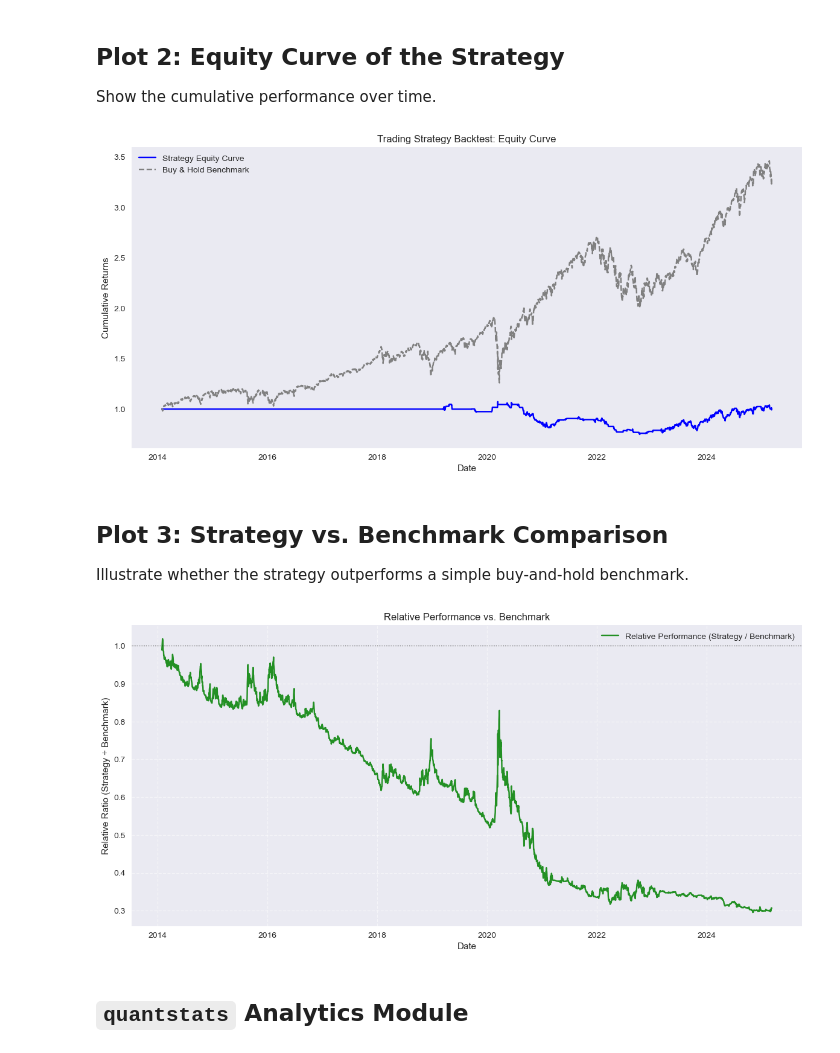
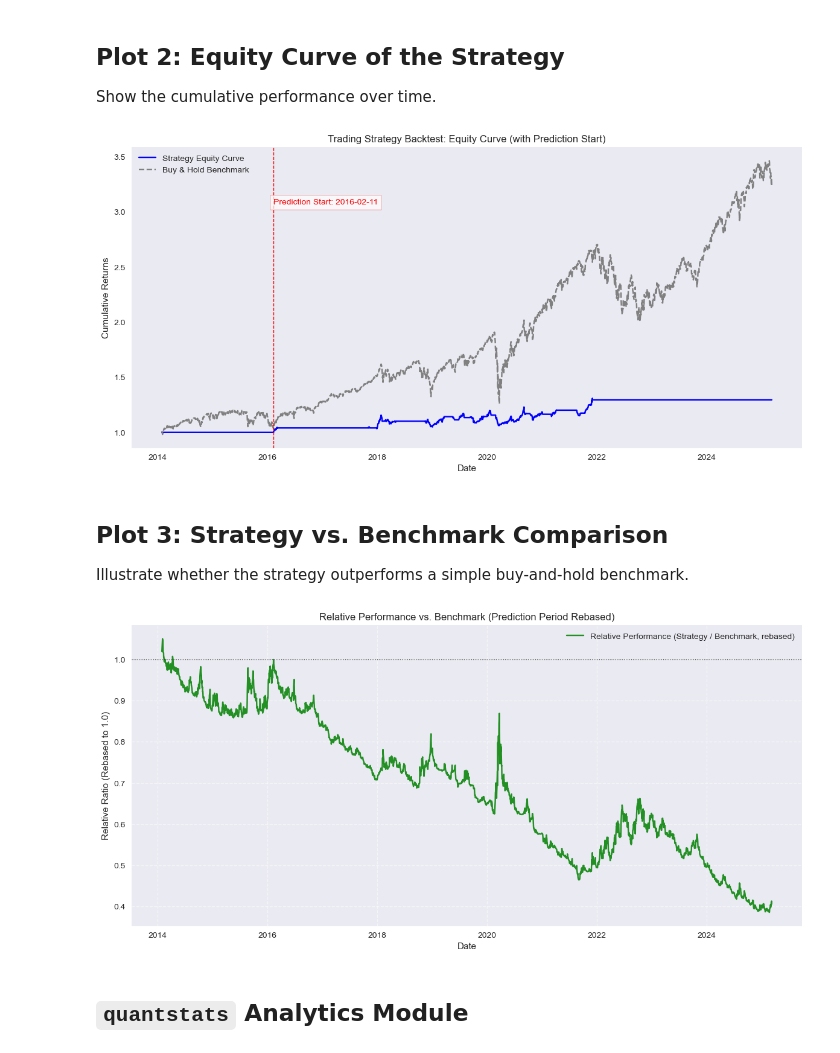
Before and after one commit to FranQuant/AI-based-Trading-Strategies, a Jupyter notebook: notebooks/04_ATT_LSTM_model.ipynb, the cells around one changed output. Drawn from its saved outputs; the diff is of its cells as text; code cells hidden in the pictures.

Commit message:
Baseline ATT-LSTM pipeline stable (CV + backtest + diagnostics + reporting)

```diff
--- a/notebooks/04_ATT_LSTM_model.ipynb
+++ b/notebooks/04_ATT_LSTM_model.ipynb
@@ -885,29 +943,32 @@ shutil.copy("best_att_lstm_model.keras", "best_att_lstm_model_backup.keras")
 # %% [markdown]
 # Trading Signal Generation and Backtesting Module
 # %%
+# ====================================================
+# Backtesting Module (Config + Alignment + Engine)
+# ====================================================
 @dataclass
 class BTConfig:
     # Signal thresholds (probabilities)
-    long_threshold: float = 0.55
-    short_threshold: float = 0.45
+    long_threshold: float = LONG_THRESHOLD
+    short_threshold: float = SHORT_THRESHOLD
     neutral_band: bool = True  # if True, do nothing in (short_th, long_th)
 
     # Position management
     min_hold_days: int = 3              # minimum holding period (bars)
-    stop_daily: float = -0.025          # daily stop: exit if pos*ret <= this (log-return)
+    stop_daily: float = -0.015          # daily stop: exit if pos*ret <= this (log-return)
     stop_trailing: float = -0.06        # trailing stop since entry (log-return)
-    roll_loss_window: int = 10          # rolling window for loss exit
-    roll_loss_thresh: float = -0.05     # exit if rolling pos*ret sum < this
+    roll_loss_window: int = 12          # rolling window for loss exit
+    roll_loss_thresh: float = -0.035     # exit if rolling pos*ret sum < this
 
     # Vol targeting
     use_vol_targeting: bool = True
-    vol_window: int = 30                # rolling window for realized vol (daily)
-    target_annual_vol: float = 0.15     # e.g., 15% annual vol target
-    max_leverage: float = 2.0           # cap on |position_size|
+    vol_window: int = 20                # rolling window for realized vol (daily)
+    target_annual_vol: float = 0.10     # e.g., 15% annual vol target
+    max_leverage: float = 1.8           # cap on |position_size|
     vol_floor: float = 1e-6             # avoid div by zero
 
     # Transaction costs
-    cost_bps_per_turnover: float = 10   # 10 bps per unit turnover (0.001 = 10 bps)
+    cost_bps_per_turnover: float = 5   # 10 bps per unit turnover (0.001 = 10 bps)
     slippage_bps: float = 0.0           # optional extra slippage per trade leg
 
 def align_predictions_to_df(df: pd.DataFrame,
@@ -952,6 +1013,7 @@ def run_backtest_clean(
         raise KeyError(f"Expected {ret_col} in df")
     if price_col not in df.columns:
         raise KeyError(f"Expected {price_col} in df")
+    print(f'Using PRED_THRESHOLD={PRED_THRESHOLD}, LONG={LONG_THRESHOLD}, SHORT={SHORT_THRESHOLD}')
 
     out = df[[ret_col, price_col]].copy()
     out["p"] = align_predictions_to_df(df, predictions, pred_index, "p")
@@ -960,11 +1022,11 @@ def run_backtest_clean(
     if cfg.neutral_band:
         out["raw_signal"] = np.select(
             [out["p"] >= cfg.long_threshold, out["p"] <= cfg.short_threshold],
-            [1, -1], default=0
+            [1, -1],
+            default=0
         )
     else:
         out["raw_signal"] = np.where(out["p"] >= cfg.long_threshold, 1, -1)
-
     # 2) Realized volatility & position sizing scalar
     if cfg.use_vol_targeting:
         vol = out[ret_col].rolling(cfg.vol_window).std()
@@ -1187,47 +1393,75 @@ Show the cumulative performance over time.
 # %%
 plt.figure(figsize=(12, 6))
 
 # Strategy equity curve
 plt.plot(df_backtest.index, df_backtest['strategy_equity'],
          label="Strategy Equity Curve", color='blue')
 
 # Buy & Hold baseline
 plt.plot(df_backtest.index, df_backtest['bh_equity'],
          label="Buy & Hold Benchmark", color='gray', linestyle="--")
 
+# Mark prediction start
+pred_start = df_backtest['p'].first_valid_index()
+plt.axvline(pred_start, color='red', linestyle='--', linewidth=1)
+
+# Horizontal annotation instead of vertical
+plt.text(pred_start,
+         df_backtest['bh_equity'].max() * 0.9,  # place label near the top
+         f"Prediction Start: {pred_start.date()}",
+         rotation=0, color='red', ha='left', va='top', fontsize=10,
+         bbox=dict(facecolor='white', alpha=0.7, edgecolor='red'))
+
 plt.xlabel("Date")
 plt.ylabel("Cumulative Returns")
-plt.title("Trading Strategy Backtest: Equity Curve")
+plt.title("Trading Strategy Backtest: Equity Curve (with Prediction Start)")
 plt.legend()
 plt.grid()
 plt.tight_layout()
-plt.savefig(OUTPUT_DIR / "6_equity_curve_strategy.png", dpi=100)
+plt.savefig(OUTPUT_DIR / 'equity_curve_with_pred_start.png', dpi=300, bbox_inches='tight')
+
 plt.show()
+plt.close()
 # %% [output]
-[figure, old version]
+[figure, new version]
 # %% [markdown]
 ## Plot 3: Strategy vs. Benchmark Comparison
 Illustrate whether the strategy outperforms a simple buy-and-hold benchmark.
 # %%
-# Pure Relative Performance (Strategy / Benchmark)
+# ===========================================
+# Relative Performance (Rebased at Prediction Start)
+# ===========================================
 plt.figure(figsize=(12, 6))
 
+# Compute relative performance
 df_backtest['relative_perf'] = df_backtest['strategy_equity'] / df_backtest['bh_equity']
 
-plt.plot(df_backtest.index, df_backtest['relative_perf'],
-         label="Relative Performance (Strategy / Benchmark)", color="green", alpha=0.85)
+# Rebase at 1.0 on the first prediction date
+pred_start = df_backtest['p'].first_valid_index()
+if pred_start is not None:
+    base_value = df_backtest.loc[pred_start, 'relative_perf']
+    df_backtest['relative_perf_rebased'] = df_backtest['relative_perf'] / base_value
+else:
+    df_backtest['relative_perf_rebased'] = df_backtest['relative_perf']
+
+# Plot
+plt.plot(df_backtest.index, df_backtest['relative_perf_rebased'],
+         label="Relative Performance (Strategy / Benchmark, rebased)",
+         color="green", alpha=0.85)
 
 plt.axhline(y=1.0, color='black', linestyle=':', linewidth=0.8)
-plt.title("Relative Performance vs. Benchmark")
-plt.ylabel("Relative Ratio (Strategy ÷ Benchmark)")
+plt.title("Relative Performance vs. Benchmark (Prediction Period Rebased)")
+plt.ylabel("Relative Ratio (Rebased to 1.0)")
 plt.xlabel("Date")
 plt.legend()
 plt.grid(True, linestyle="--", alpha=0.5)
 plt.tight_layout()
-plt.savefig(OUTPUT_DIR / "7_relative_performance.png", dpi=300)
+plt.savefig(OUTPUT_DIR / 'relative_performance_rebased.png', dpi=300, bbox_inches='tight')
+
 plt.show()
+plt.close()
 # %% [output]
-[figure, old version]
+[figure, new version]
 # %% [markdown]
 ## `quantstats` Analytics Module
 # %%
```
Also changed, not shown: parts of 47 cells of this notebook.
